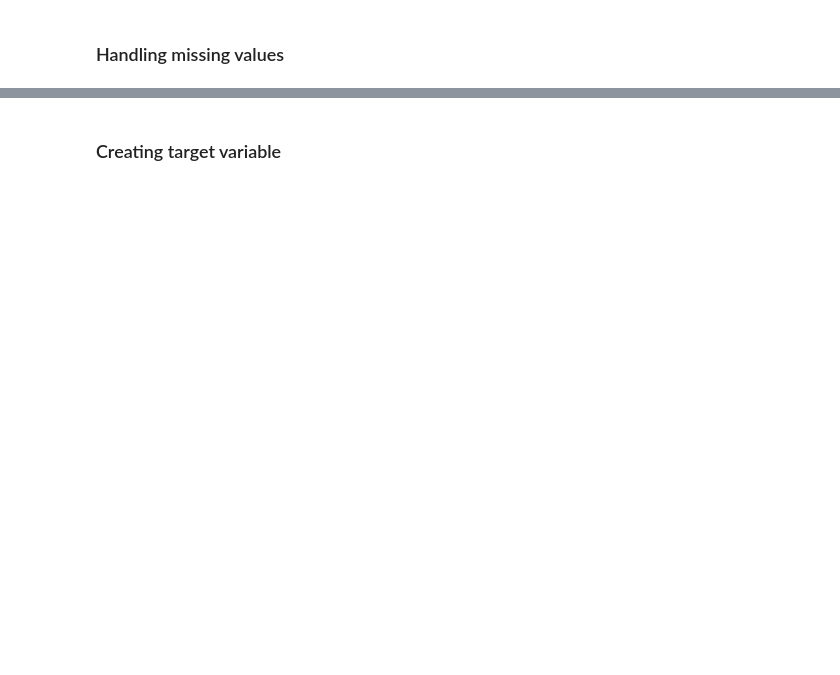
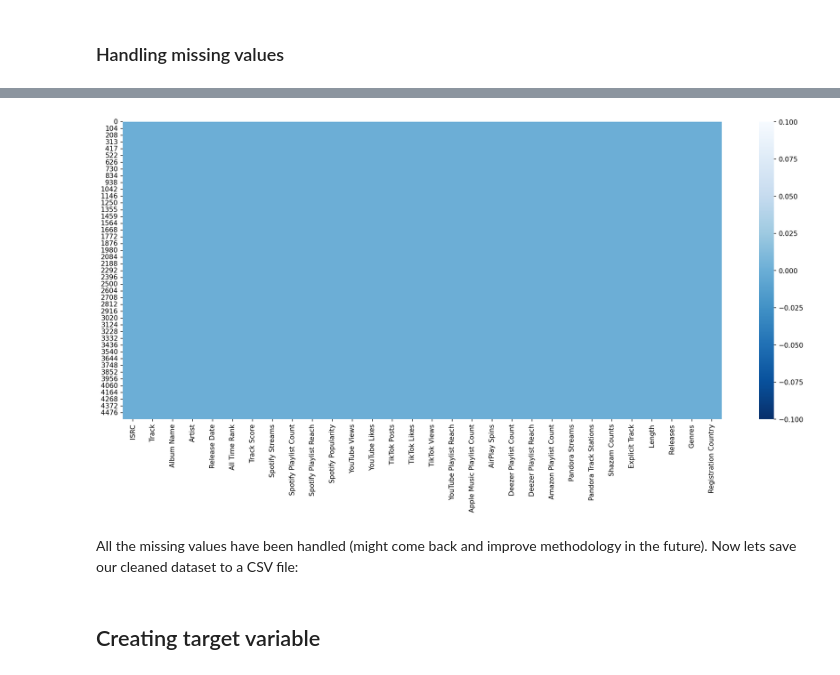
Before and after one commit to michael-van-vuuren/csci5612-workspace, a Jupyter notebook: notebooks/cleaning-integration.ipynb, the cells around one changed output, grey strips where cells are left out. Cells and saved outputs as stored; diff of their text form; code cells hidden in the pictures; blank space fills up the shorter version.

```diff
--- a/notebooks/cleaning-integration.ipynb
+++ b/notebooks/cleaning-integration.ipynb
@@ -655,0 +737,10 @@ base_v1.head()
+# %%
+cols_to_convert = ['Spotify Popularity',
+                   'Apple Music Playlist Count',
+                   'Deezer Playlist Count',
+                   'Amazon Playlist Count']
+
+for col in cols_to_convert:
+    base_v1[col] = base_v1[col].fillna(-1).astype('int64')
+
+base_v1.dtypes
@@ -657,0 +782,3 @@ base_v1.head()
+# %%
+base_v1 = base_v1.dropna(subset=['Artist'])
+base_v1['Artist'].isnull().sum()
@@ -657,0 +791,2 @@ base_v1.head()
+# %%
+base_v1 = base_v1.drop(columns=['SiriusXM Spins', 'Soundcloud Streams', 'TIDAL Popularity'])
@@ -657,0 +805,13 @@ base_v1.head()
+# %%
+for col in base_v1.columns:
+    if base_v1[col].dtype == 'int64':
+        col_median = base_v1.loc[base_v1[col] != -1, col].median()
+        base_v1[col] = base_v1[col].replace(-1, int(col_median))
+# %%
+plt.figure(figsize=(20,8), dpi=150)
+sns.heatmap(base_v1.eq(-1) | base_v1.isnull(), cmap='Blues_r')
+plt.show()
+# %% [output]
+[figure, added]
+# %% [markdown]
+All the missing values have been handled (might come back and improve methodology in the future). Now lets save our cleaned dataset to a CSV file:
@@ -658,2 +820,2 @@ base_v1.head()
 # %% [markdown]
-### Creating target variable
+## Creating target variable
```
Also changed, not shown: parts of 36 cells of this notebook, 2 other files.
